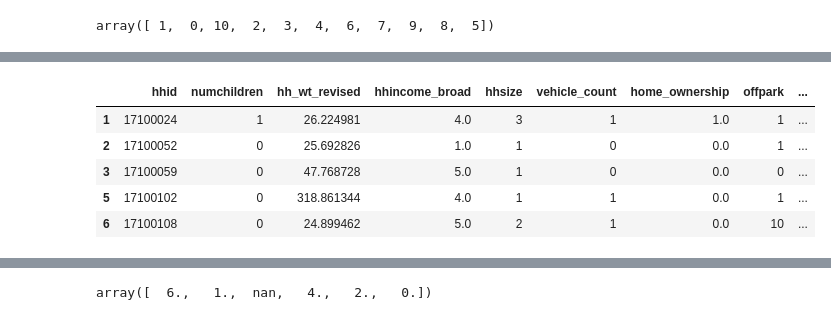
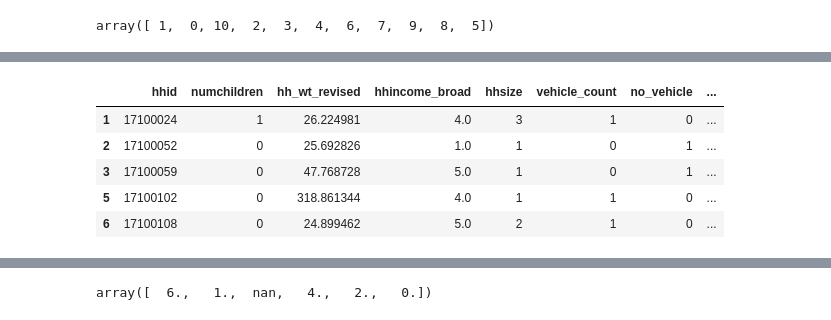
Before and after one commit to monolyst/Seattle-Mobility-Index, a Jupyter notebook: notebooks/preprocessing_psrcdat.ipynb, the cells around one changed output, grey strips where cells are left out. Saved outputs shown, nothing was run; the diff lists cells and outputs as text; code cells hidden in the pictures.

```diff
--- a/notebooks/preprocessing_psrcdat.ipynb
+++ b/notebooks/preprocessing_psrcdat.ipynb
@@ -26,6 +30,8 @@ EDUCATION = 'education'
 YEARS_AFTERHIGH = 'years_after_highschool'
 EMPLOYED = 'employment'
 STUDENT = 'student'
+FEMALE = 'female'
+GENDER = 'gender'
 
 # hh-level personal attributes
 MEAN_AGE = 'mean_age'
@@ -37,6 +43,7 @@ YEAR_EDUCATION = 'mean_education_year'
 PROP_EMPLOYED = 'proportion_employed'
 PROP_STUDENT = 'proportion_student'
 PERSON_COUNT = 'personid_count'
+PROP_FEMALE = 'proportion_female'
 
 # trip attributes
 TRIP_ID = 'tripid'
@@ -79,8 +86,27 @@ PROP_WENT_WORK = 'prop_went_work'
 PROP_ERRANDS = 'prop_errands'
 PROP_SOCIAL = 'prop_social'
 PROP_GAVE_RIDE = 'prop_gave_ride'
+TRIP_COUNT = 'number_of_trips'
 
 
+# finally, new variables that will be added to summarize data
+# after clustering (not used in clustering)
+NO_VEHICLE = 'no_vehicle'
+
+DRIVING_DURATION = 'driving_duration'
+TRANSIT_DURATION = 'transit_duration'
+BIKING_DURATION = 'biking_duration'
+WALKING_DURATION = 'walking_duration'
+
+## hh level
+MEAN_DRIVING_DURATION = 'mean_driving_duration'
+MEAN_TRANSIT_DURATION = 'mean_transit_duration'
+MEAN_BIKING_DURATION = 'mean_biking_duration'
+MEAN_WALKING_DURATION = 'mean_walking_duration'
+
+DRIVING_BROAD = 'driving_broad'
+PROP_DRIVING_BROAD = 'prop_driving_broad'
+
 CLUSTER = 'cluster'
 # %%
 household = pd.read_excel('psrc/household.xlsx', header = 1)
@@ -152,48 +226,53 @@ c. VEHICLE_COUNT: in this data, there is no household with size 8 or greater
     9: 9
    10: 10 or more vehicles
 
-d. CHILDREN_COUNT: unique values {0, 1, 2, 3, 4, 5}
+d. NO_VEHICLE:
+    0: No vehicle (VEHICLE_COUNT == 0)
+    1: Have at least one vehicle
 
-e. HOME_OWNERSHIP:
+e. CHILDREN_COUNT: unique values {0, 1, 2, 3, 4, 5}
+
+f. HOME_OWNERSHIP:
     0: Not own
     1: Own/paying mortgage
 
-f. OFFSTREET_PARKING: all values exist in this data
+g. OFFSTREET_PARKING: all values exist in this data
     0: 0 (no spaces available)
     1: 1
     2: 2
     3: 3
     4: 4
     5: 5
     6: 6
     7: 7
     8: 8
     9: 9
    10: 10 or more
 
-g. YEAR_RESIDENCE:
+h. YEAR_RESIDENCE:
     1 -> 1: Less than a year
     2 -> 2: Between 1 and 2 years
     3 -> 3: Between 2 and 3 years
     4 -> 5: Between 3 and 5 years
     5 -> 10: Between 5 and 10 years
     6, 7 -> 20: 10+ years
 
-h. WEIGHT: survey weight
+i. WEIGHT: survey weight
 """
 
 hh[INCOME] = household[INCOME].replace(6, np.nan)
 hh[HOUSEHOLD_SIZE] = household[HOUSEHOLD_SIZE]
 hh[VEHICLE_COUNT] = household[VEHICLE_COUNT]
+hh[NO_VEHICLE] = np.where(household[VEHICLE_COUNT] == 0, 1, 0)
 hh[CHILDREN_COUNT] = household[CHILDREN_COUNT]
 hh[HOME_OWNERSHIP] = household['rent_own'].replace([1, 2, 3, 4, 5], [1, 0, 0, 0, np.nan])
 hh[OFFSTREET_PARKING] = household['offpark']
 hh[YEAR_RESIDENCE] = household['res_dur'].replace([2, 3, 4, 5, 6, 7], [2, 3, 5, 10, 20, 20])
 hh.head()
 # %% [output]
-|  | hhid | numchildren | hh_wt_revised | hhincome_broad | hhsize | vehicle_count | home_ownership | offpark | ... |
-| 1 | 17100024 | 1 | 26.224981 | 4.0 | 3 | 1 | 1.0 | 1 | ... |
-| 2 | 17100052 | 0 | 25.692826 | 1.0 | 1 | 0 | 0.0 | 1 | ... |
-| 3 | 17100059 | 0 | 47.768728 | 5.0 | 1 | 0 | 0.0 | 0 | ... |
-| 5 | 17100102 | 0 | 318.861344 | 4.0 | 1 | 1 | 0.0 | 1 | ... |
-| 6 | 17100108 | 0 | 24.899462 | 5.0 | 2 | 1 | 0.0 | 10 | ... |
+|  | hhid | numchildren | hh_wt_revised | hhincome_broad | hhsize | vehicle_count | no_vehicle | ... |
+| 1 | 17100024 | 1 | 26.224981 | 4.0 | 3 | 1 | 0 | ... |
+| 2 | 17100052 | 0 | 25.692826 | 1.0 | 1 | 0 | 1 | ... |
+| 3 | 17100059 | 0 | 47.768728 | 5.0 | 1 | 0 | 1 | ... |
+| 5 | 17100102 | 0 | 318.861344 | 4.0 | 1 | 1 | 0 | ... |
+| 6 | 17100108 | 0 | 24.899462 | 5.0 | 2 | 1 | 0 | ... |
```
Also changed, not shown: parts of 14 cells of this notebook, 1 other file.
